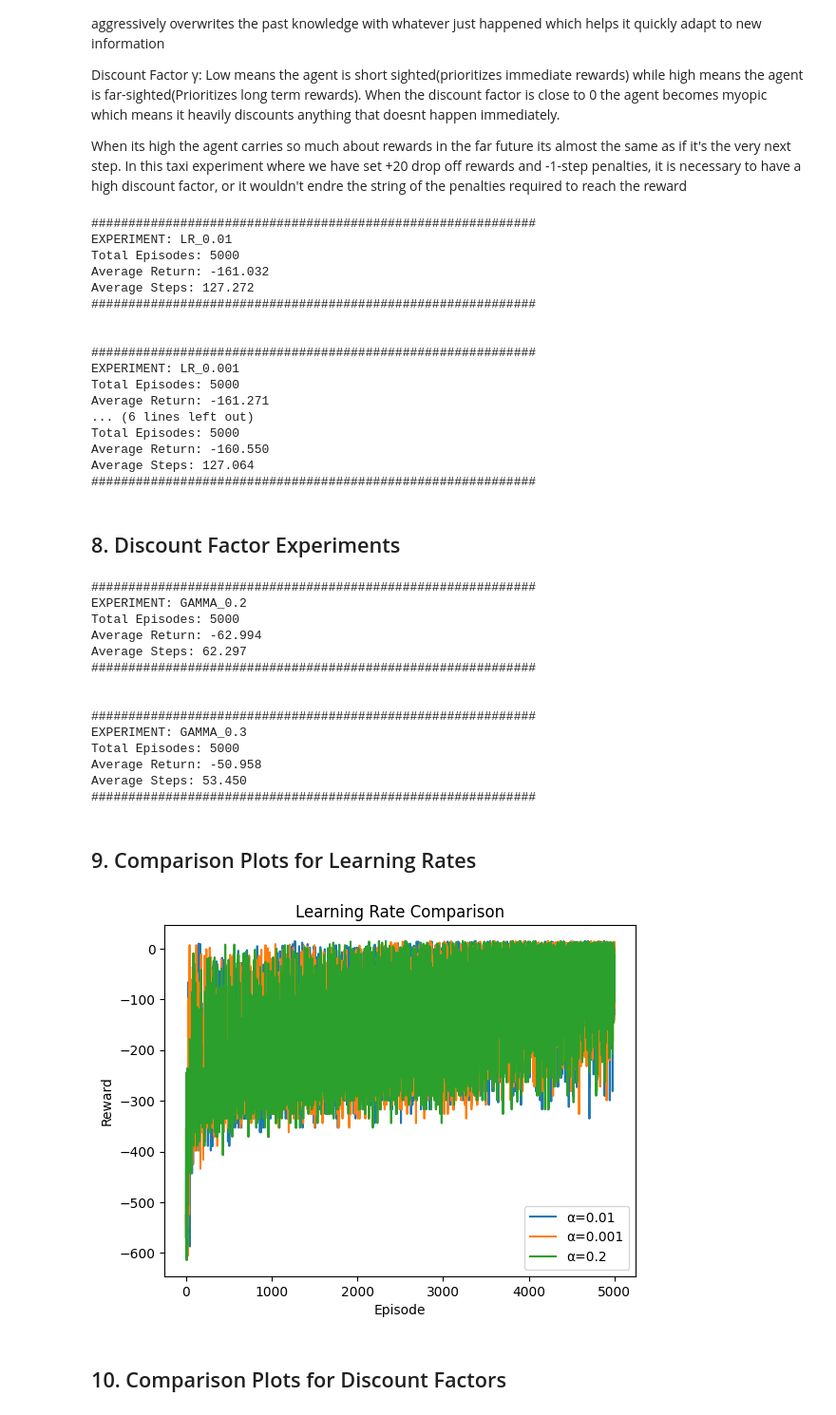
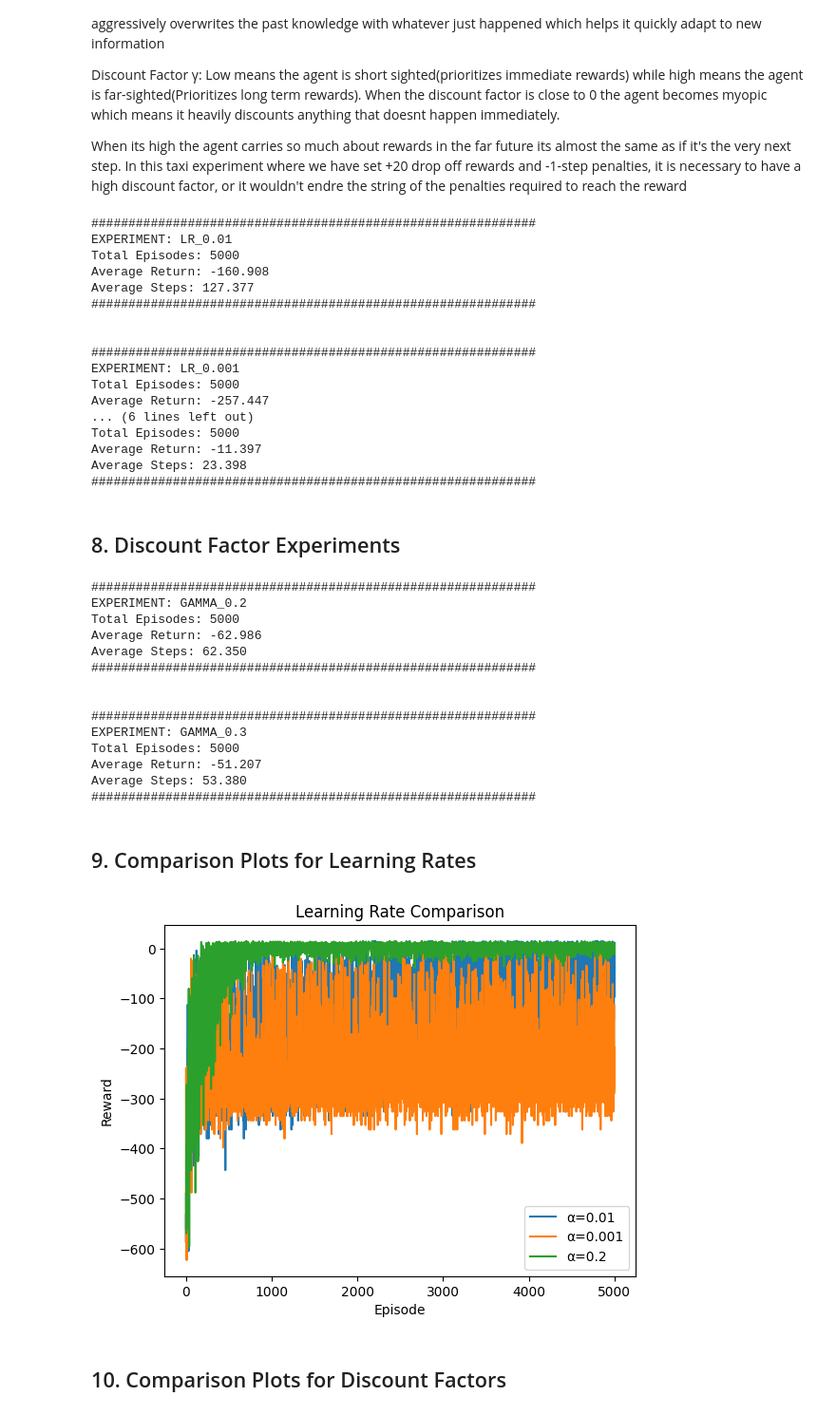
Before and after one commit to JariusBedward-8841640/CSCN8020_A2JB, a Jupyter notebook: taxi_Qlearning.ipynb, the cells around one changed output. Shown at 95% size. Saved outputs shown, nothing was run; the diff lists cells and outputs as text; code cells hidden in the pictures.

```diff
--- a/taxi_Qlearning.ipynb
+++ b/taxi_Qlearning.ipynb
@@ -55,6 +55,8 @@ formatter = logging.Formatter(
 )
 file_handler.setFormatter(formatter)
 logger.addHandler(file_handler)
+
+log_to_file=False
 # %% [markdown]
 Imports explanation:
 - gymnasium: provides Taxi environment for experiment
@@ -264,26 +269,39 @@ learning_rates = [0.01, 0.001, 0.2]
 lr_results = {}
 
 for lr in learning_rates:
-    Q, steps, rewards = train_q_learning(lr, 0.01, 0.9, 0.1)
+    Q, steps, rewards = train_q_learning(
+        name=f"LR_{lr}",
+        alpha=lr,
+        gamma=0.9,
+        epsilon=0.1,
+        log_to_file=False
+    )
+
     summarize_results(f"LR_{lr}", steps, rewards)
-    lr_results[lr]= rewards
+
+    lr_results[lr] = {
+        "steps": steps,
+        "rewards": rewards,
+        "avg_return": np.mean(rewards),
+        "avg_steps": np.mean(steps),
+    }
 # %% [output]
 ############################################################
 EXPERIMENT: LR_0.01
 Total Episodes: 5000
-Average Return: -161.032
-Average Steps: 127.272
+Average Return: -160.908
+Average Steps: 127.377
 ############################################################
 
 
 ############################################################
 EXPERIMENT: LR_0.001
 Total Episodes: 5000
-Average Return: -161.271
+Average Return: -257.447
 ... (6 lines left out)
 Total Episodes: 5000
-Average Return: -160.550
-Average Steps: 127.064
+Average Return: -11.397
+Average Steps: 23.398
 ############################################################
 # %% [markdown]
 ## 8. Discount Factor Experiments
@@ -293,37 +311,50 @@ discount_factors = [0.2, 0.3]
 gamma_results = {}
 
 for g in discount_factors:
-    Q, steps, rewards = train_q_learning( f"GAMMA_{g}",0.1, g, 0.1)
-    summarize_results(f"GAMMA_{g}", steps, rewards)
-    gamma_results[g]= rewards
+     Q, steps, rewards = train_q_learning(
+        name=f"GAMMA_{g}",
+        alpha=0.1,     # keep alpha fixed
+        gamma=g,
+        epsilon=0.1,
+         log_to_file=False
+    )
+
+     summarize_results(f"GAMMA_{g}", steps, rewards)
+
+     gamma_results[g] = {
+        "steps": steps,
+         "rewards": rewards,
+         "avg_return": np.mean(rewards),
+         "avg_steps": np.mean(steps),
+     }
 # %% [output]
 ############################################################
 EXPERIMENT: GAMMA_0.2
 Total Episodes: 5000
-Average Return: -62.994
-Average Steps: 62.297
+Average Return: -62.986
+Average Steps: 62.350
 ############################################################
 
 
 ############################################################
 EXPERIMENT: GAMMA_0.3
 Total Episodes: 5000
-Average Return: -50.958
-Average Steps: 53.450
+Average Return: -51.207
+Average Steps: 53.380
 ############################################################
 # %% [markdown]
 ## 9. Comparison Plots for Learning Rates
 # %%
 plt.figure()
 for lr in lr_results:
-    plt.plot(lr_results[lr], label=f"α={lr}")
+    plt.plot(lr_results[lr]["rewards"], label=f"α={lr}")
 plt.legend()
 plt.title("Learning Rate Comparison")
 plt.xlabel("Episode")
 plt.ylabel("Reward")
 plt.show()
 # %% [output]
-[figure, old version]
+[figure, new version]
 # %% [markdown]
 ## 10. Comparison Plots for Discount Factors
 # %%
```
Also changed, not shown: parts of 8 cells of this notebook.
